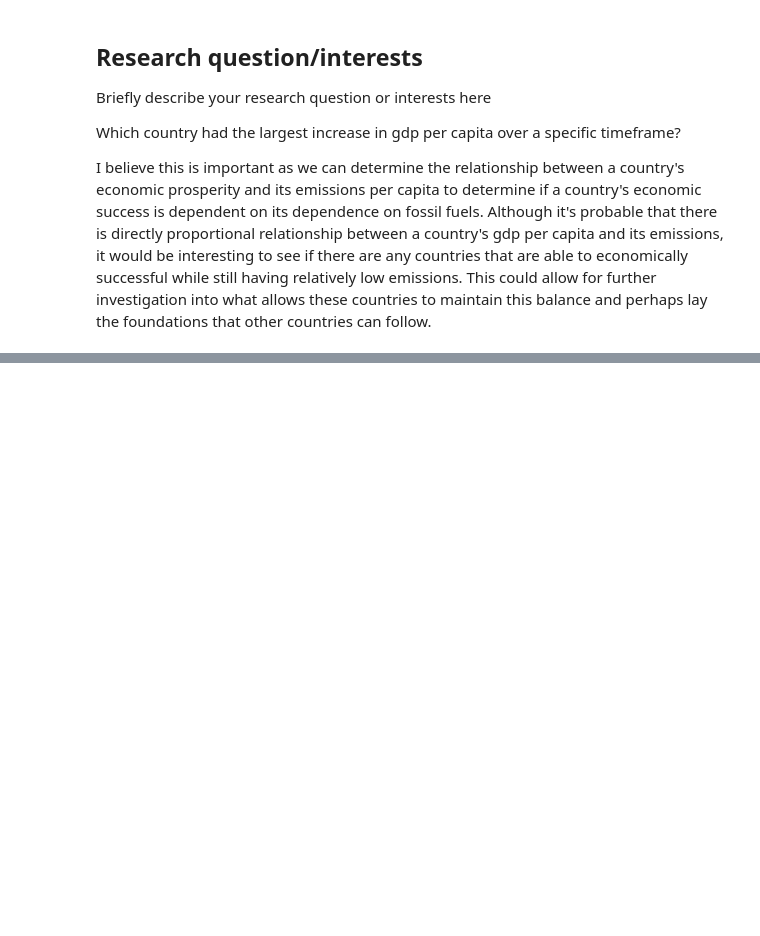
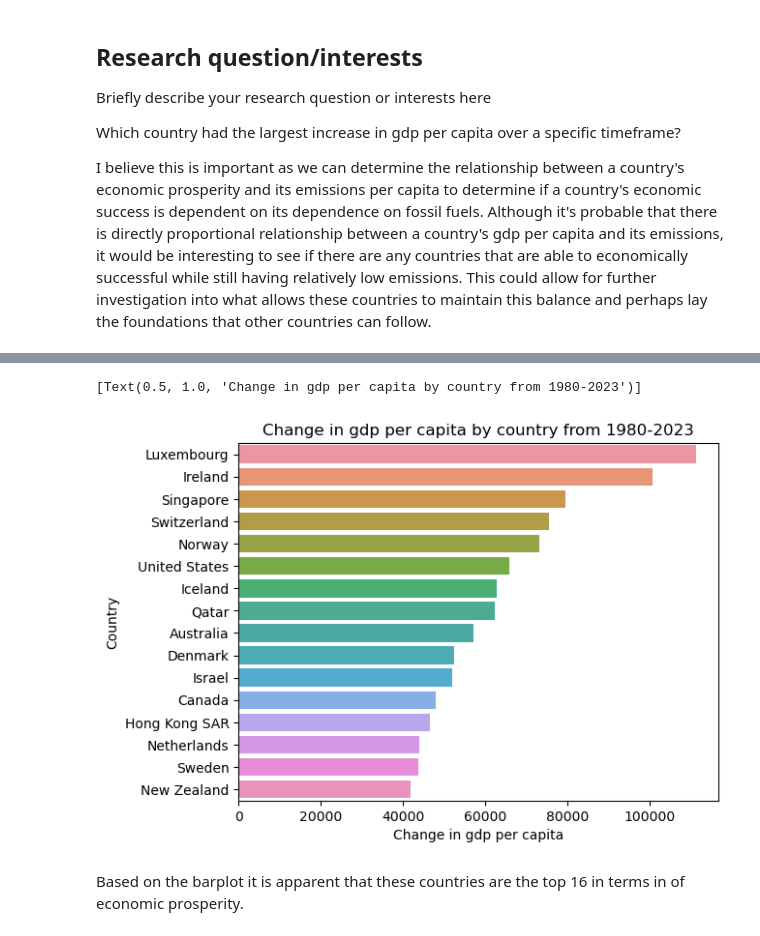
Before and after one commit to ubco-W2022T2-data301/project-group-group42, a Jupyter notebook: analysis/analysisNjabuloDlamini.ipynb, the cells around one changed output, grey strips where cells are left out. Saved outputs shown, nothing was run; the diff lists cells and outputs as text; code cells hidden in the pictures; blank space fills up the shorter version.

```diff
--- a/analysis/analysisNjabuloDlamini.ipynb
+++ b/analysis/analysisNjabuloDlamini.ipynb
@@ -13,6 +17,6 @@ I believe this is important as we can determine the relationship between a count
 # %%
 import pandas as pd
 #df = pd.read_csv("../data/raw/gdpPerCap.csv") #gdpPerCap dataframe
-df = pd.read_csv("https://www.imf.org/external/datamapper/NGDPDPC@WEO/OEMDC/ADVEC/WEOWORLD?year=2023")
+df = pd.read_csv("../data/raw/imf-dm-export-20230228.csv", sep = ";", decimal = ',')
 df
 # %% [output]
@@ -130,0 +36,10 @@ num_DT1
+# %%
+df.rename(columns = {"GDP per capita, current prices\n (U.S. dollars per capita)": "Country"}, inplace = True)
+
+mydf = df.drop(['2024', '2025', '2026', '2027'], axis = 1).drop(index = df.index[0]).drop(index = df.index[197:])
+mydf = mydf[mydf['1980'].str.contains('no data')== False]
+mydf = mydf[mydf['2023'].str.contains('no data') == False]
+mydf["1980"]=mydf["1980"].str.replace(',','.')
+mydf["2023"]=mydf["2023"].str.replace(',','.')
+mydf['Change in gdp per capita'] = mydf['2023'].astype(float) - mydf['1980'].astype(float)
+mydf
@@ -130,0 +64,4 @@ num_DT1
+# %%
+mydf_sort = mydf.sort_values(by="Change in gdp per capita",ascending=False).reset_index(drop = True)
+top15 = mydf_sort.drop(index=mydf_sort.index[16:])
+top15
@@ -130,0 +89,7 @@ num_DT1
+# %%
+sns.barplot(x = "Change in gdp per capita", y = "Country", data = top15).set(title="Change in gdp per capita by country from 1980-2023")
+# %% [output]
+[Text(0.5, 1.0, 'Change in gdp per capita by country from 1980-2023')]
+[figure, added]
+# %% [markdown]
+Based on the barplot it is apparent that these countries are the top 16 in terms in of economic prosperity.
```
Also changed, not shown: parts of 29 cells of this notebook.
